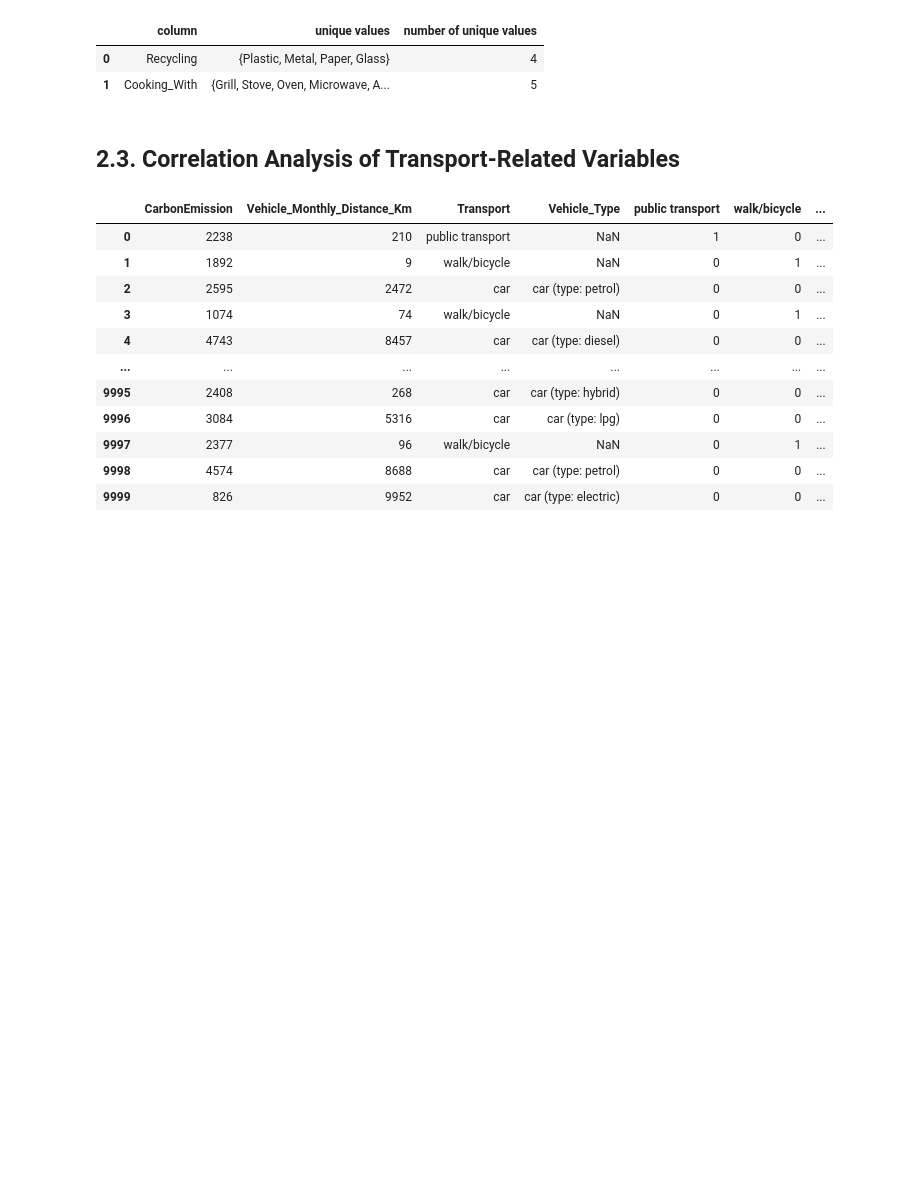
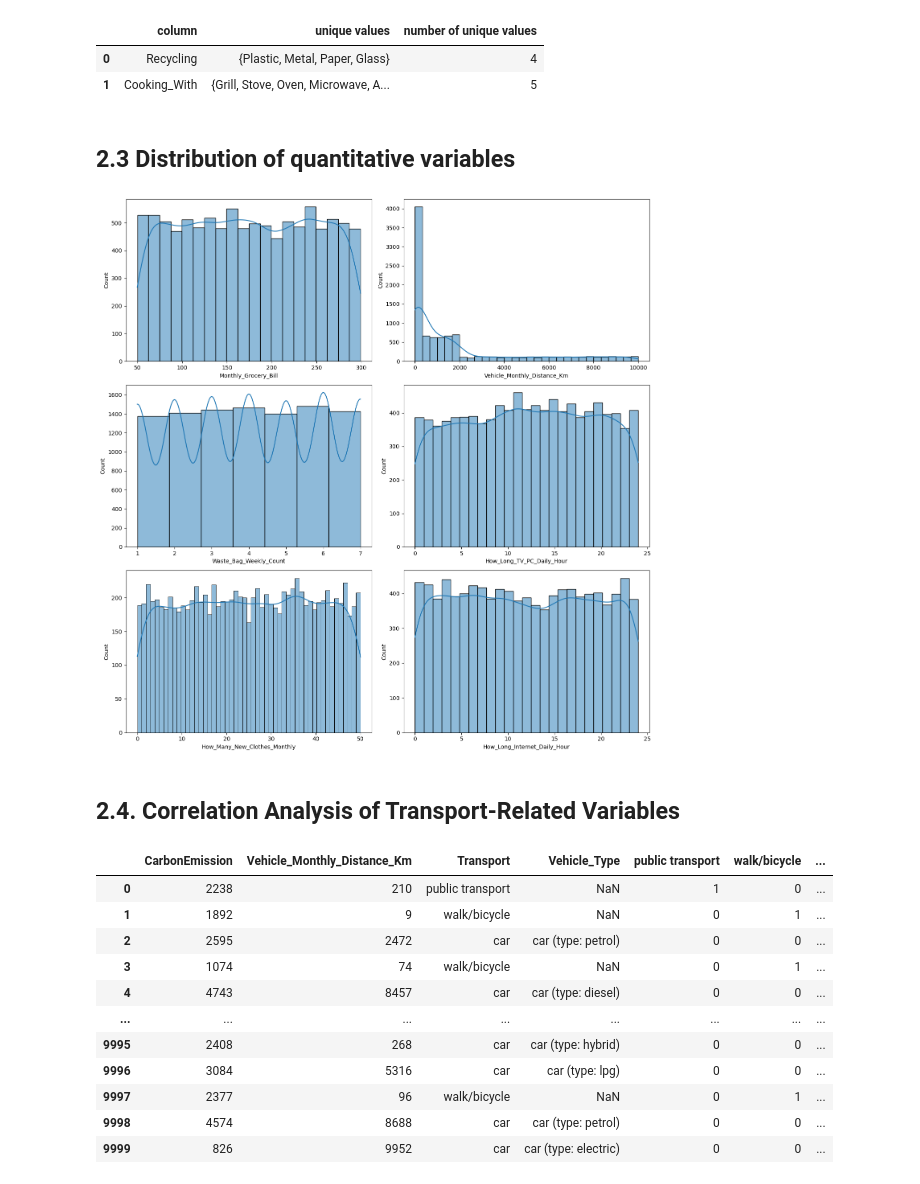
Before and after one commit to e-prossinger/CarbonFootprint_TechLab, a Jupyter notebook: shared_notebooks/model_linearRegression and EDA.ipynb, the cells around one changed output. Drawn from its saved outputs; the diff is of its cells as text; code cells hidden in the pictures; blank space fills up the shorter version.

Commit message:
distribution quantitiatve var

```diff
--- a/shared_notebooks/model_linearRegression and EDA.ipynb
+++ b/shared_notebooks/model_linearRegression and EDA.ipynb
@@ -193,8 +194,42 @@ pd.DataFrame(data)
 |  | column | unique values | number of unique values |
 | 0 | Recycling | {Plastic, Metal, Paper, Glass} | 4 |
 | 1 | Cooking_With | {Grill, Stove, Oven, Microwave, A... | 5 |
+# %% [markdown]
+## 2.3 Distribution of quantitative variables
+# %%
+
+# Anpassen der Größe des gesamten Diagramms
+fig, axes = plt.subplots(nrows=3, ncols=2, figsize=(14, 14))
+
+
+# Schleife zur Erstellung der Verteilungsplots für jede quantitative Variable
+for idx, col_name in enumerate(variables_quantitative):
+    # Bestimme die aktuelle Achse für den Plot
+    ax = axes[idx // 2, idx % 2]
+
+    # Bestimme die Anzahl der Bins je nach Spalte
+    if col_name == 'Monthly_Grocery_Bill':
+        bins = 20
+    elif col_name == 'Vehicle_Monthly_Distance_Km':
+        bins = 30
+    else: # Standardwert für alle anderen Spalten
+        bins = df[col_name].nunique()  #range ihrer angenommen Werte
+
+    # Verteilungsplot für die aktuelle Spalte auf der zugewiesenen Achse
+    sns.histplot(df[col_name], kde=True, ax=ax, bins=bins)  #kde=True - um die KDE-Kurve zu erhalten.
+
+    # Setze den Titel der Achse auf den Namen der Spalte
+    #ax.set_title(f'Distribution of {col_name}')
+
+# Layout-Anpassungen, um Überlappungen zu vermeiden
+plt.tight_layout()
+
+# Zeige die Diagramme an
+plt.show()
+# %% [output]
+[figure, added]
 # %% [markdown]
-## 2.3. Correlation Analysis of Transport-Related Variables
+## 2.4. Correlation Analysis of Transport-Related Variables
 # %%
 # Make copy to avoid changing original data
 df_corr=df[['CarbonEmission','Vehicle_Monthly_Distance_Km','Transport','Vehicle_Type']].copy()
```
Also changed, not shown: parts of 1 cell of this notebook.
